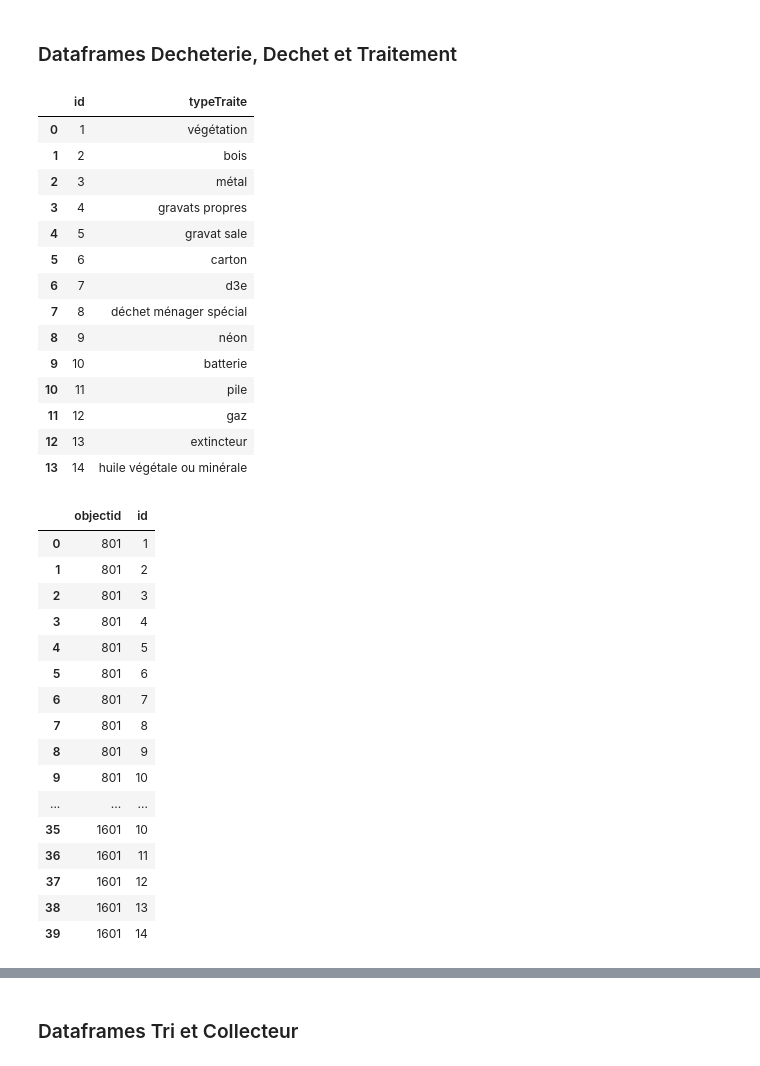
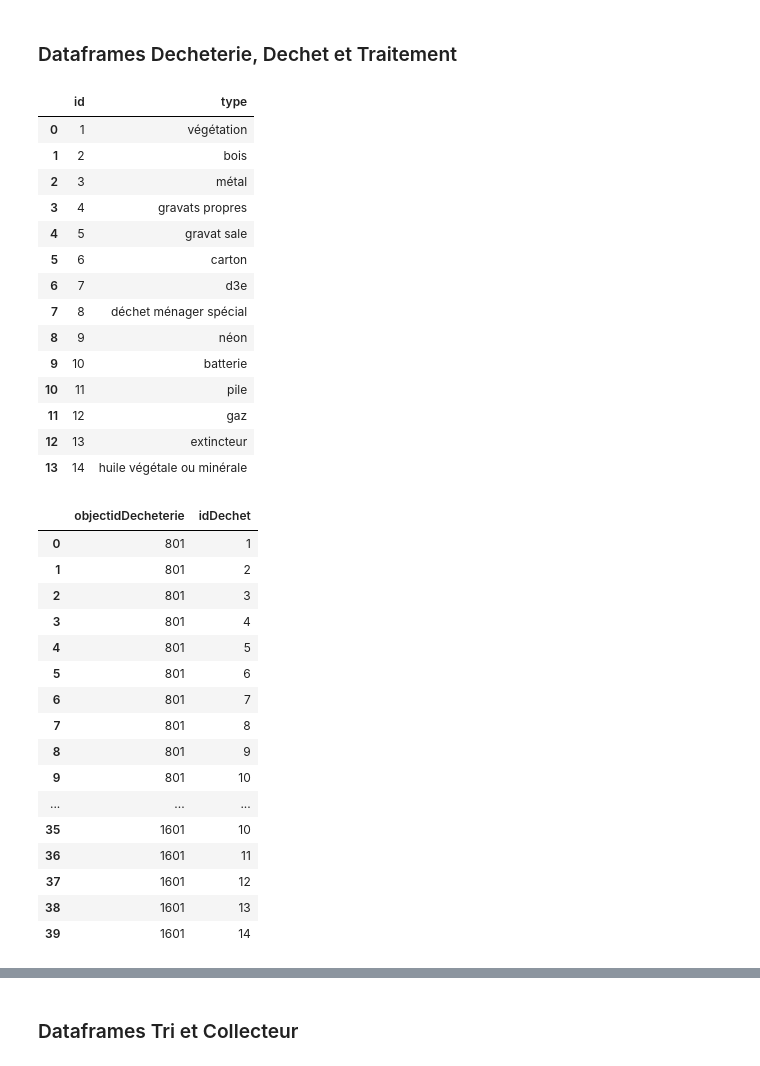
Before and after one commit to antjacquemin/cliiinkv0, a Jupyter notebook: src/DataViz.ipynb, the cells around one changed output, grey strips where cells are left out. Cells and saved outputs as stored; diff of their text form; code cells hidden in the pictures.

```diff
--- a/src/DataViz.ipynb
+++ b/src/DataViz.ipynb
@@ -1231,5 +1231,5 @@ dataTri
 | 238 | 16033 | NaN | Bac aérien sans cache bac | 340 L | 1 | Contenur | NaN | Rue notre dame des anges | NaN | ... |
 239 rows × 20 columns
 # %%
-for df in dataframes[1:6]:
+for df in dataframes[1:5]:
     df.volume = df.volume.str.replace(" L", "").str.replace(" m3", "000").astype(int)
@@ -1353,15 +1353,15 @@ dataVetement = dataVetement.drop(columns="etat")
 ### Dataframes Decheterie, Dechet et Traitement
 # %%
 dictDechets = {
-    "typeTraite": ["végétation", "bois", "métal", "gravats propres", "gravat sale", "carton", "d3e", "déchet ménager spécial", "néon", "batterie", "pile", "gaz", "extincteur", "huile végétale ou minérale"],
-    "typeTraiteAbrege": ["veget", "bois", "metal", "grav_prop", "grav_sal", "carton", "d3e", "dech_men_spe", "neon", "batterie", "pile", "gaz", "extincteur", "huil_veget_mineral"]
+    "type": ["végétation", "bois", "métal", "gravats propres", "gravat sale", "carton", "d3e", "déchet ménager spécial", "néon", "batterie", "pile", "gaz", "extincteur", "huile végétale ou minérale"],
+    "typeAbrege": ["veget", "bois", "metal", "grav_prop", "grav_sal", "carton", "d3e", "dech_men_spe", "neon", "batterie", "pile", "gaz", "extincteur", "huil_veget_mineral"]
 }
 
-dechet = pd.DataFrame(dictDechets, columns = ["id", "typeTraite"])
+dechet = pd.DataFrame(dictDechets, columns = ["id", "type"])
 dechet["id"] = dechet.index + 1 # PK en auto-increment commence à 1
 dechet
 # %% [output]
-|  | id | typeTraite |
+|  | id | type |
 | 0 | 1 | végétation |
 | 1 | 2 | bois |
 | 2 | 3 | métal |
@@ -1377,15 +1377,15 @@ dechet
 | 12 | 13 | extincteur |
 | 13 | 14 | huile végétale ou minérale |
 # %%
-traitement = pd.DataFrame(columns = ['objectid','id'])
+traitement = pd.DataFrame(columns = ['objectidDecheterie','idDechet'])
 for i in dataDecheterie.index:
-    for j, col in enumerate(dictDechets["typeTraiteAbrege"]):
+    for j, col in enumerate(dictDechets["typeAbrege"]):
         if dataDecheterie.loc[i, col] == "Oui":
-            df = pd.DataFrame({'objectid': dataDecheterie.loc[i, "objectid"],'id': j+1}, index=[0])
+            df = pd.DataFrame({'objectidDecheterie': dataDecheterie.loc[i, "objectid"],'idDechet': j+1}, index=[0])
             traitement = traitement.append(df, ignore_index = True)
 traitement
 # %% [output]
-|  | objectid | id |
+|  | objectidDecheterie | idDechet |
 | 0 | 801 | 1 |
 | 1 | 801 | 2 |
 | 2 | 801 | 3 |
```
Also changed, not shown: parts of 21 cells of this notebook.
